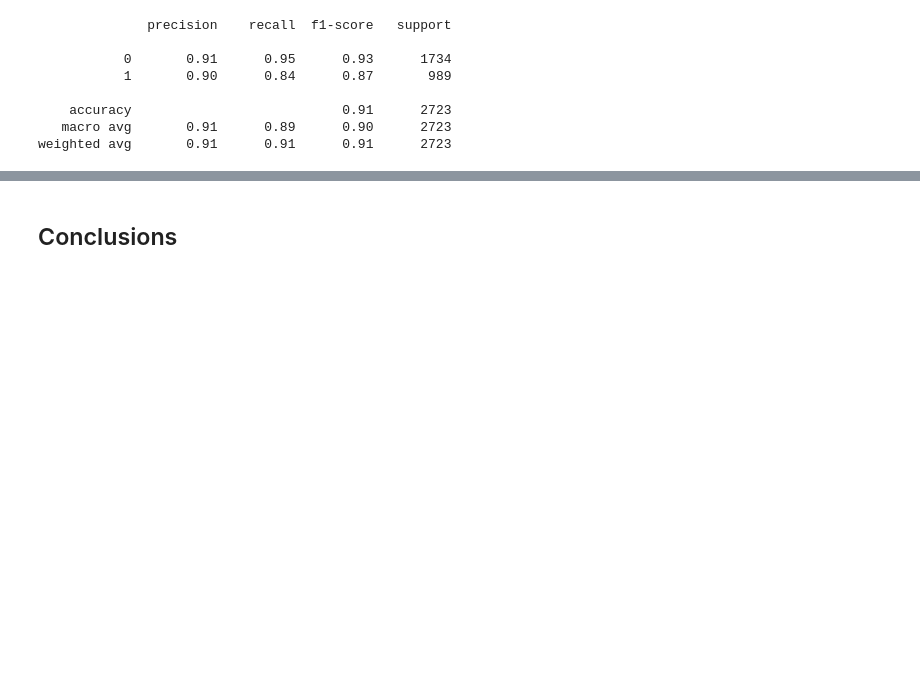
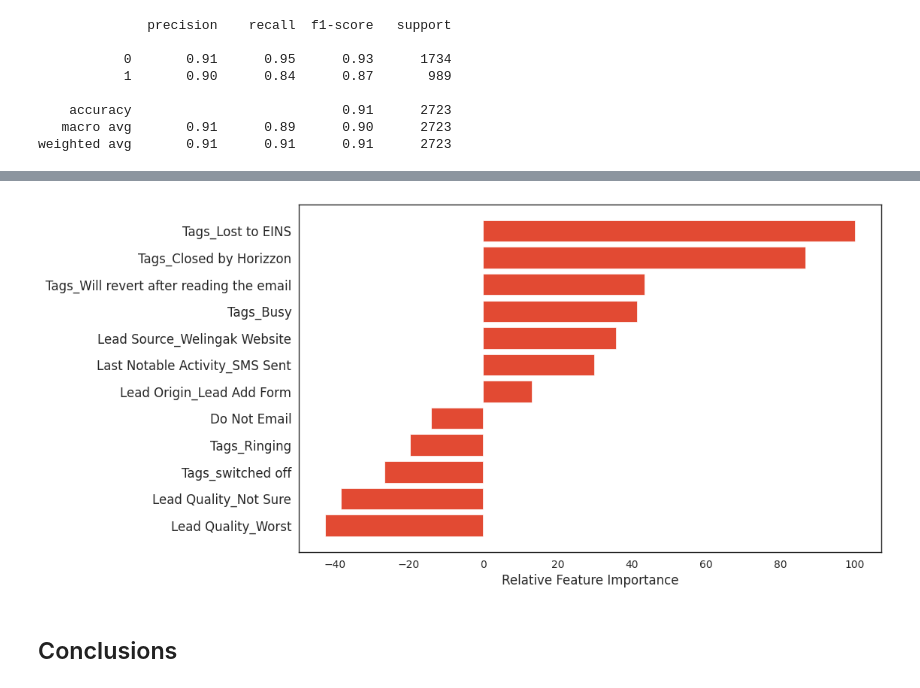
Before and after one commit to shinde-chandrakant/Lead-Scoring-Case-Study, a Jupyter notebook: LeadScoring.ipynb, the cells around one changed output, grey strips where cells are left out. Drawn from its saved outputs; the diff is of its cells as text; code cells hidden in the pictures; blank space fills up the shorter version.

```diff
--- a/LeadScoring.ipynb
+++ b/LeadScoring.ipynb
@@ -1397,0 +1516,5 @@ weighted avg       0.91      0.91      0.91      2723
+# %%
+# To display features with corrsponding coefficients in final model
+pd.options.display.float_format = '{:.2f}'.format
+new_params = logm4.params[1:]
+new_params
@@ -1397,0 +1535,5 @@ weighted avg       0.91      0.91      0.91      2723
+# %%
+# Relative feature importance
+feature_importance = new_params
+feature_importance = 100.0 * (feature_importance / feature_importance.max())
+feature_importance
@@ -1397,0 +1554,4 @@ weighted avg       0.91      0.91      0.91      2723
+# %%
+# To sort features based on importance
+sorted_idx = np.argsort(feature_importance,kind='quicksort',order='list of str')
+sorted_idx
@@ -1398,2 +1572,14 @@ weighted avg       0.91      0.91      0.91      2723
+# %%
+# To plot features with their relative importance
+fig = plt.figure(figsize=(10,6))
+ax = fig.add_subplot(1, 1, 1)
+pos = np.arange(sorted_idx.shape[0])
+ax.barh(pos, feature_importance[sorted_idx])
+ax.set_yticks(pos)
+ax.set_yticklabels(np.array(X_train[col3].columns)[sorted_idx], fontsize=12)
+ax.set_xlabel('Relative Feature Importance', fontsize=12)
+plt.show()
+# %% [output]
+[figure, added]
 # %% [markdown]
 ## Conclusions
```
Also changed, not shown: parts of 29 cells of this notebook.
